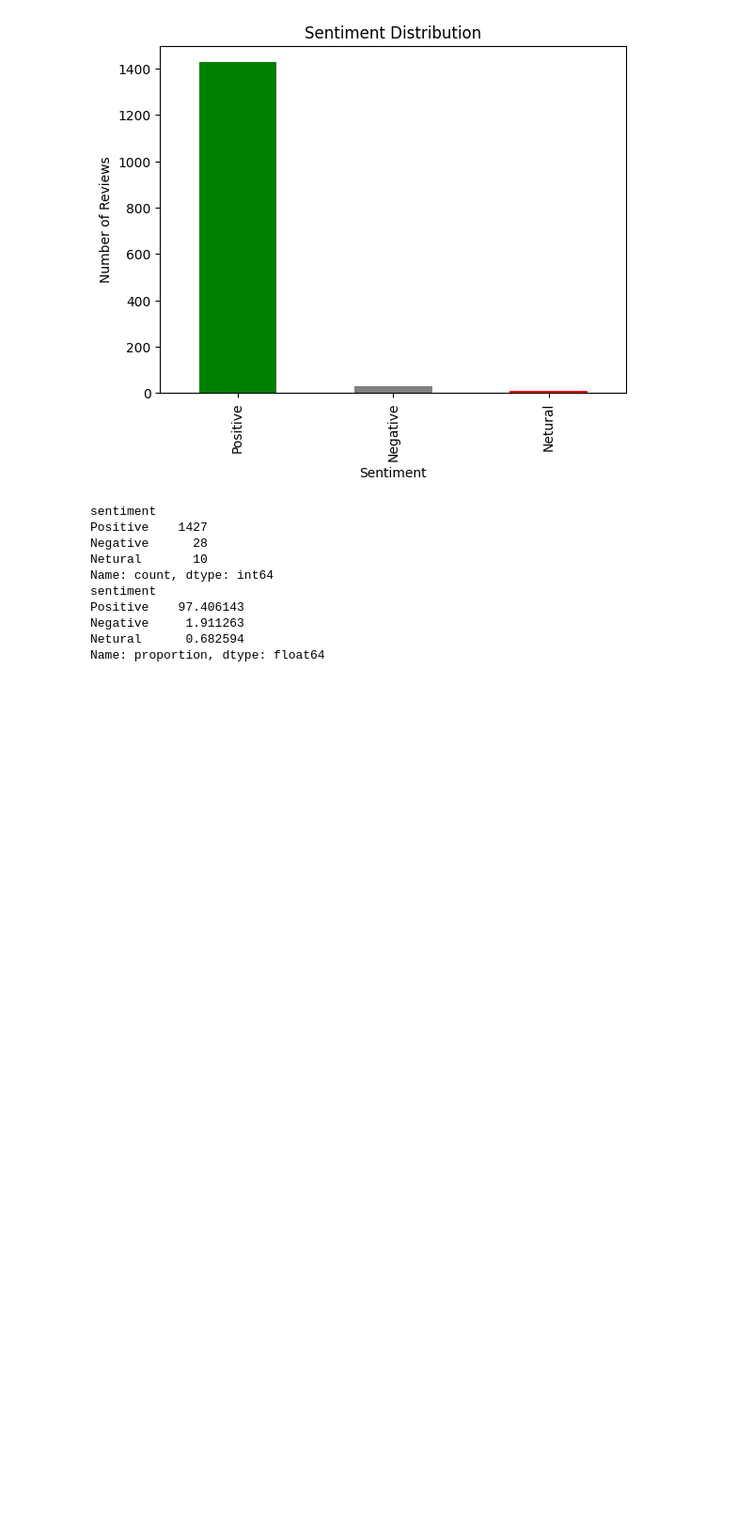
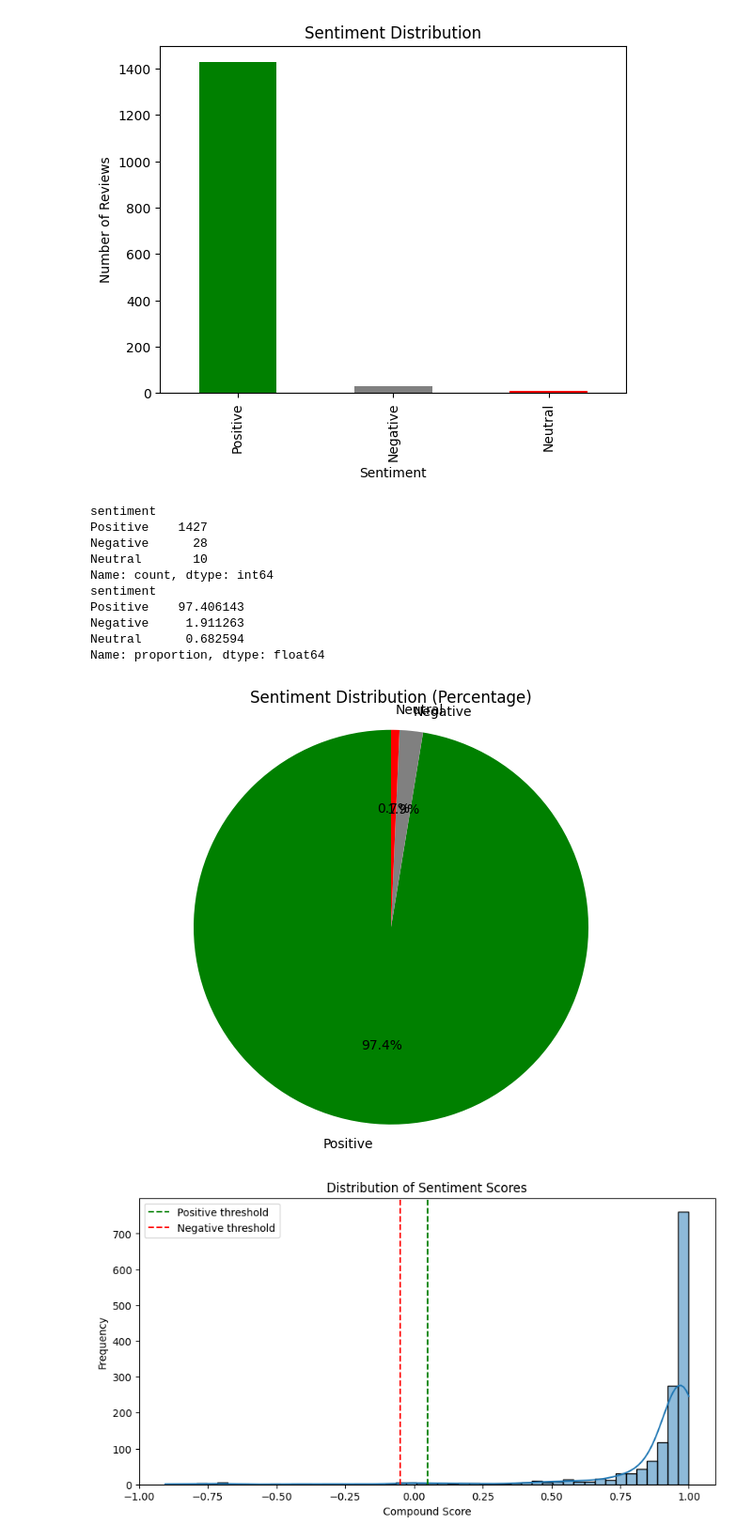
Before and after one commit to bteze001/Amazon_sales_analytics, a Jupyter notebook: project3/notebooks/03_sentiment_analysis.ipynb, the cells around one changed output. Shown: that part at 94% size. Saved outputs shown, nothing was run; the diff lists cells and outputs as text; code cells hidden in the pictures; blank space fills up the shorter version.

```diff
--- a/project3/notebooks/03_sentiment_analysis.ipynb
+++ b/project3/notebooks/03_sentiment_analysis.ipynb
@@ -6,7 +7,7 @@ from tqdm import tqdm
 
 tqdm.pandas()
 # %%
-df = pd.read_csv("/Users/bezatezera/Desktop/Data/amazonSales/Amazon_sales_analytics/project3/notebooks/cleaned_reviews.csv")
+df = pd.read_csv("/Users/bezatezera/Desktop/Data/amazonSales/Amazon_sales_analytics/project3/data/cleaned_reviews.csv")
 df.head()
 # %% [output]
 |  | review_id | user_id | product_id | review_title | review_content | cleaned_review | cleaned_length |
@@ -29,7 +30,7 @@ def classify_sentiment(score):
         return "Negative"
 
     else:
-        return "Netural"
+        return "Neutral"
 
 df['sentiment'] = df['compound'].apply(classify_sentiment)
 
@@ -71,10 +72,54 @@ print(sentiment_percent)
 sentiment
 Positive    1427
 Negative      28
-Netural       10
+Neutral       10
 Name: count, dtype: int64
 sentiment
 Positive    97.406143
 Negative     1.911263
-Netural      0.682594
+Neutral      0.682594
 Name: proportion, dtype: float64
+# %%
+# After your existing bar chart
+
+# 1. Sentiment distribution pie chart
+plt.figure(figsize=(8, 6))
+sentiment_counts = df['sentiment'].value_counts()
+colors = ['green', 'gray', 'red']
+plt.pie(sentiment_counts.values, labels=sentiment_counts.index,
+        autopct='%1.1f%%', colors=colors, startangle=90)
+plt.title('Sentiment Distribution (Percentage)')
+plt.axis('equal')
+plt.show()
+
+# 2. Compound score distribution
+plt.figure(figsize=(10, 5))
+sns.histplot(df['compound'], bins=50, kde=True)
+plt.axvline(0.05, color='green', linestyle='--', label='Positive threshold')
+plt.axvline(-0.05, color='red', linestyle='--', label='Negative threshold')
+plt.title('Distribution of Sentiment Scores')
+plt.xlabel('Compound Score')
+plt.ylabel('Frequency')
+plt.legend()
+plt.show()
+
+# 3. Sentiment by review length
+df['length_category'] = pd.cut(df['cleaned_length'],
+                                bins=[0, 10, 20, 50, 100, float('inf')],
+                                labels=['Very Short', 'Short', 'Medium', 'Long', 'Very Long'])
+
+sentiment_by_length = pd.crosstab(df['length_category'], df['sentiment'], normalize='index') * 100
+
+sentiment_by_length.plot(kind='bar', stacked=True,
+                          color=['red', 'gray', 'green'],
+                          figsize=(10, 6))
+plt.title('Sentiment Distribution by Review Length')
+plt.xlabel('Review Length Category')
+plt.ylabel('Percentage (%)')
+plt.legend(title='Sentiment')
+plt.xticks(rotation=45)
+plt.tight_layout()
+plt.show()
+# %% [output]
+[figure, added]
+[figure, added]
```
Also changed, not shown: parts of 4 cells of this notebook, 47 other files.
